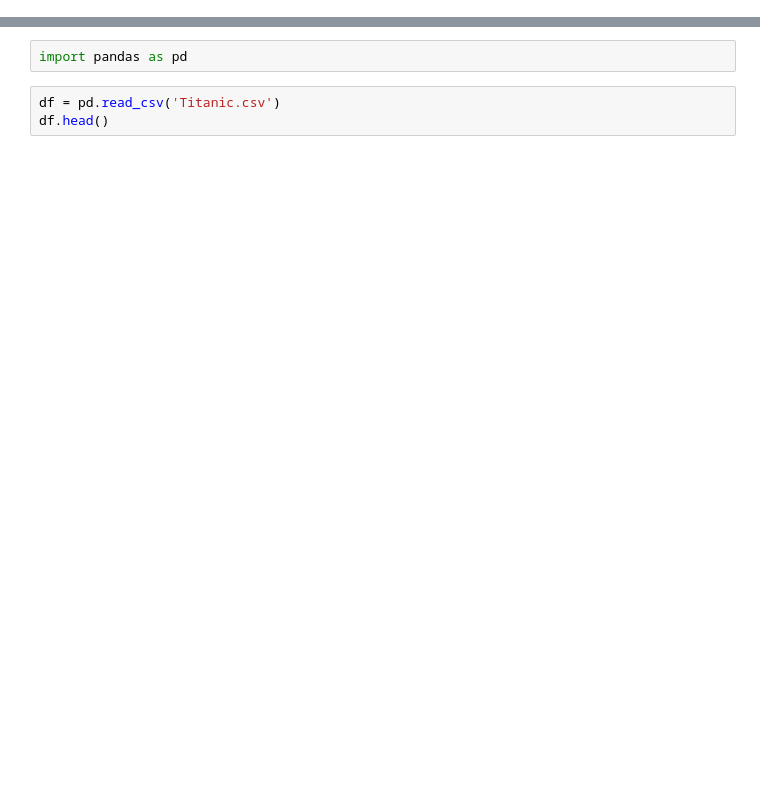
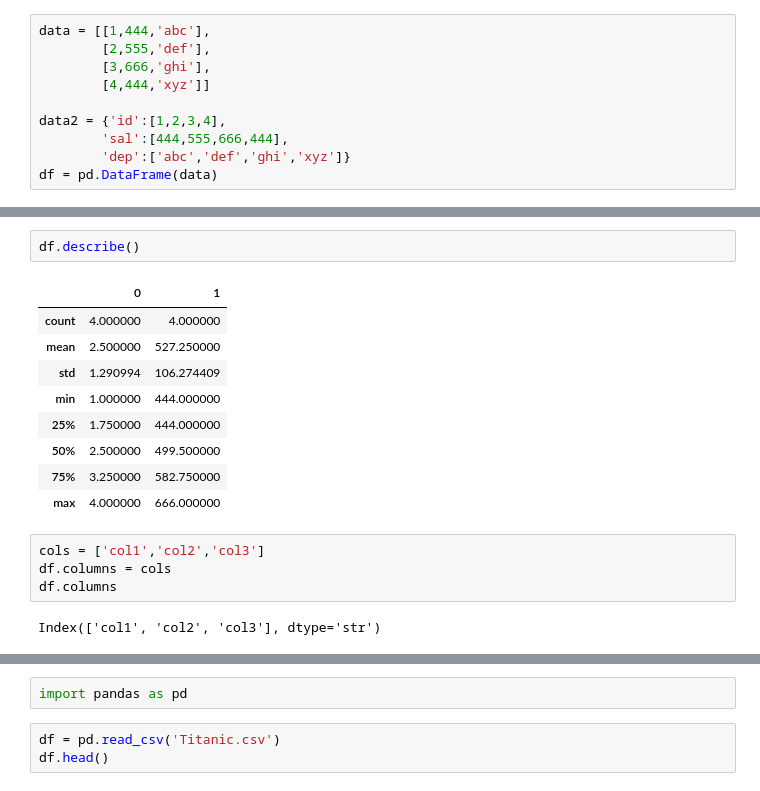
Before and after one commit to abanobnabil00000-ai/BNS_AIS2_S2_ML, a Jupyter notebook: src/python/session_10/workshop/code.ipynb, the cells around one changed output, grey strips where cells are left out. Drawn from its saved outputs; the diff is of its cells as text; blank space fills up the shorter version.

```diff
--- a/src/python/session_10/workshop/code.ipynb
+++ b/src/python/session_10/workshop/code.ipynb
@@ -0,0 +185,10 @@
+# %%
+data = [[1,444,'abc'],
+        [2,555,'def'],
+        [3,666,'ghi'],
+        [4,444,'xyz']]
+
+data2 = {'id':[1,2,3,4],
+        'sal':[444,555,666,444],
+        'dep':['abc','def','ghi','xyz']}
+df = pd.DataFrame(data)
@@ -0,0 +211,18 @@
+# %%
+df.describe()
+# %% [output]
+|  | 0 | 1 |
+| count | 4.000000 | 4.000000 |
+| mean | 2.500000 | 527.250000 |
+| std | 1.290994 | 106.274409 |
+| min | 1.000000 | 444.000000 |
+| 25% | 1.750000 | 444.000000 |
+| 50% | 2.500000 | 499.500000 |
+| 75% | 3.250000 | 582.750000 |
+| max | 4.000000 | 666.000000 |
+# %%
+cols = ['col1','col2','col3']
+df.columns = cols
+df.columns
+# %% [output]
+Index(['col1', 'col2', 'col3'], dtype='str')
```
Also changed, not shown: parts of 56 cells of this notebook, 7 other files.
